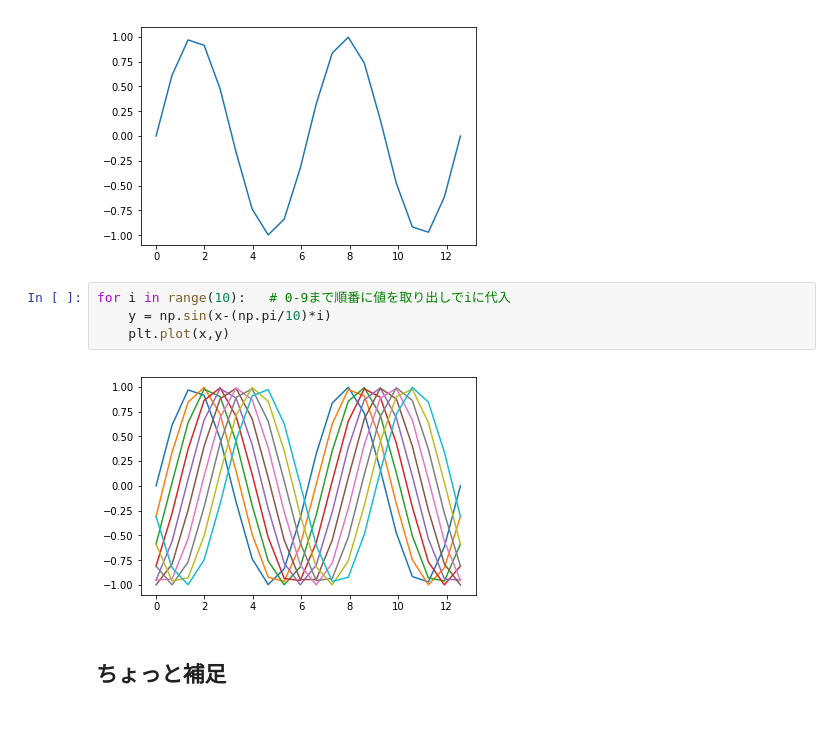
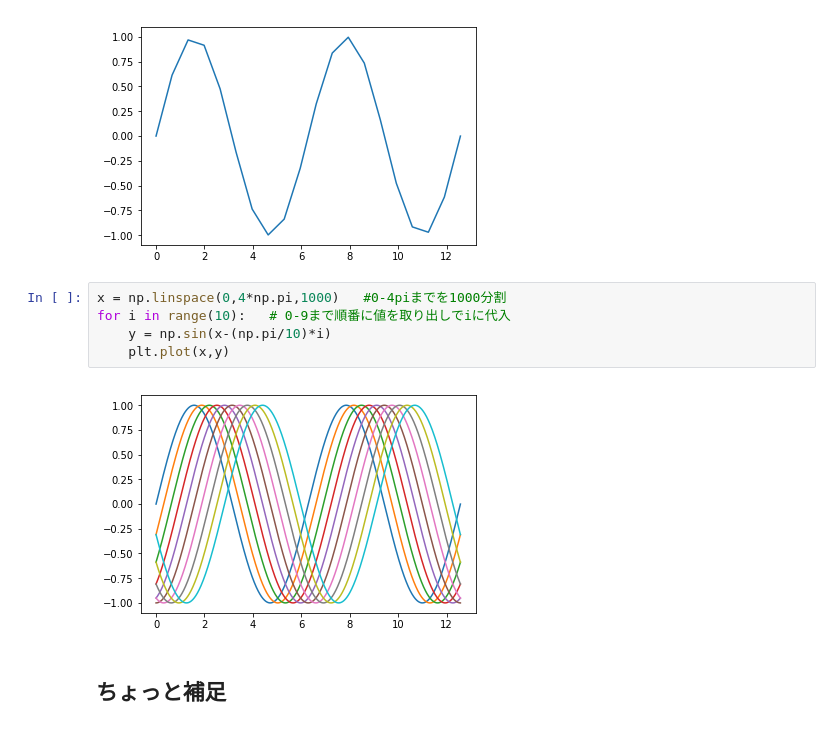
Before and after one commit to Ippai-Attena/Python_beginner, a Jupyter notebook: visualization/chap1.ipynb, the cells around one changed output. Cells and saved outputs as stored; diff of their text form.

```diff
--- a/visualization/chap1.ipynb
+++ b/visualization/chap1.ipynb
@@ -56,11 +56,12 @@ plt.plot(x,y)
 [<matplotlib.lines.Line2D at 0x...>]
 [figure]
 # %%
+x = np.linspace(0,4*np.pi,1000)   #0-4piまでを1000分割
 for i in range(10):   # 0-9まで順番に値を取り出しでiに代入
     y = np.sin(x-(np.pi/10)*i)
     plt.plot(x,y)
 # %% [output]
-[figure, old version]
+[figure, new version]
 # %% [markdown]
 ## ちょっと補足
 # %% [markdown]
```
